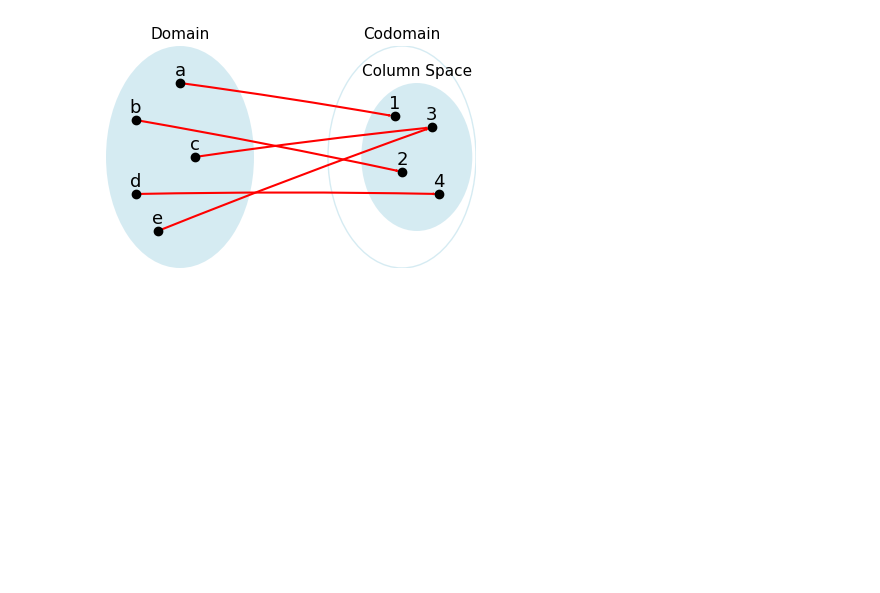
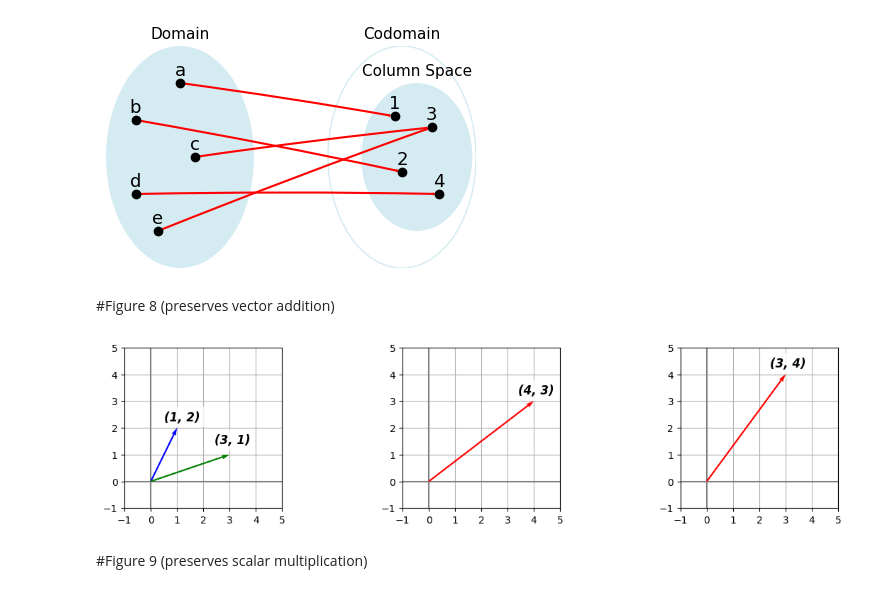
Before and after one commit to Keoni808/Visuals, a Jupyter notebook: Linear_Transformations_(Figures).ipynb, the cells around one changed output. Cells and saved outputs as stored; diff of their text form; code cells hidden in the pictures; blank space fills up the shorter version.

Commit message:
Creating Figure 8 (preserves vector addition)

```diff
--- a/Linear_Transformations_(Figures).ipynb
+++ b/Linear_Transformations_(Figures).ipynb
@@ -541,3 +541,77 @@ plt.show()
 fig.savefig('MappingColumnSpace.png')
 # %% [output]
 [figure]
+# %% [markdown]
+#Figure 8 (preserves vector addition)
+# %%
+vector_1 = np.array([1, 2])
+vector_2 = np.array([3, 1])
+
+A = np.array([[0, 1],
+              [1, 0]])
+# %%
+# display 2 vectors on a single plot
+fig = plt.figure(figsize=(15, 10))
+
+# Plotting both vectors in same graph
+ax1 = fig.add_subplot(3, 15, (1, 3))
+ax1.quiver(0, 0, *vector_1, color=['b'], scale=1, scale_units='xy', angles='xy', width = .01, zorder=4)
+ax1.quiver(0, 0, *vector_2, color=['g'], scale=1, scale_units='xy', angles='xy', width = .01, zorder=4)
+
+# #Adding enhanced text annotations
+ax1.text(.5, 2.4, '(1, 2)', color='black', verticalalignment='center', fontsize=12, fontweight='bold', style='italic', bbox=dict(facecolor='white', alpha=0.8, edgecolor='none'))
+ax1.text(3.1, 1.4, '(3, 1)', color='black', horizontalalignment='center', fontsize=12, fontweight='bold', style='italic', bbox=dict(facecolor='white', alpha=0.8, edgecolor='none'))
+
+ax1.set_xlim(-1, 5)
+ax1.set_ylim(-1, 5)
+ax1.axhline(0, color='grey', linewidth=1.5)
+ax1.axvline(0, color='grey', linewidth=1.5)
+
+# Set the grid to show at each integer interval
+ax1.xaxis.set_major_locator(MultipleLocator(1))
+ax1.yaxis.set_major_locator(MultipleLocator(1))
+
+ax1.grid(True)
+# ax1.set_title('')
+
+# Add the 2 vectors and then transform them
+ax2 = fig.add_subplot(3, 15, (6, 8))
+ax2.quiver(0, 0, *vector_1 + vector_2, color=['r'], scale=1, scale_units='xy', angles='xy', width=.01, zorder=4)
+
+# #Adding enhanced text annotations
+ax2.text(3.4, 3.4, '(4, 3)', color='black', verticalalignment='center', fontsize=12, fontweight='bold', style='italic', bbox=dict(facecolor='white', alpha=0.8, edgecolor='none'))
+
+ax2.set_xlim(-1, 5)
+ax2.set_ylim(-1, 5)
+ax2.axhline(0, color='grey', linewidth=1.5)
+ax2.axvline(0, color='grey', linewidth=1.5)
+
+# Set the grid to show at each integer interval
+ax2.xaxis.set_major_locator(MultipleLocator(1))
+ax2.yaxis.set_major_locator(MultipleLocator(1))
+
+ax2.grid(True)
+# ax1.set_title('')
+
+# transform the 2 vectors and then add them
+ax3 = fig.add_subplot(3, 15, (11, 13))
+ax3.quiver(0, 0, *(A @ (vector_1 + vector_2)), color=['r'], scale=1, scale_units='xy', angles='xy', width=.01, zorder=4)
+
+# #Adding enhanced text annotations
+ax3.text(2.4, 4.4, '(3, 4)', color='black', verticalalignment='center', fontsize=12, fontweight='bold', style='italic', bbox=dict(facecolor='white', alpha=0.8, edgecolor='none'))
+
+ax3.set_xlim(-1, 5)
+ax3.set_ylim(-1, 5)
+ax3.axhline(0, color='grey', linewidth=1.5)
+ax3.axvline(0, color='grey', linewidth=1.5)
+
+# Set the grid to show at each integer interval
+ax3.xaxis.set_major_locator(MultipleLocator(1))
+ax3.yaxis.set_major_locator(MultipleLocator(1))
+
+ax3.grid(True)
+# ax1.set_title('')
+# %% [output]
+[figure, added]
+# %% [markdown]
+#Figure 9 (preserves scalar multiplication)
```
Also changed, not shown: parts of 1 cell of this notebook.
